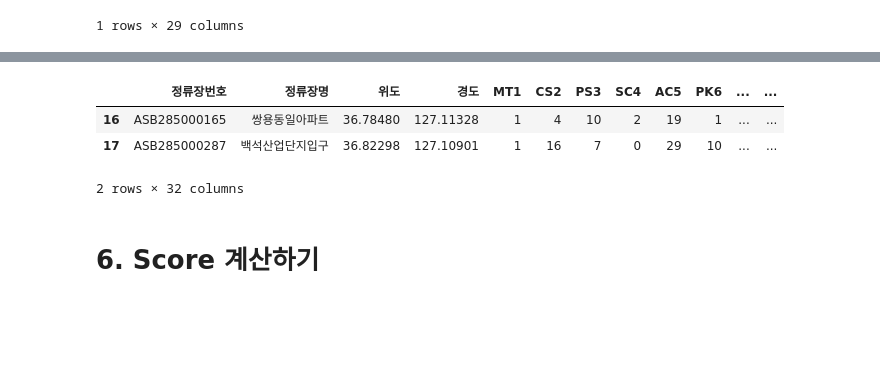
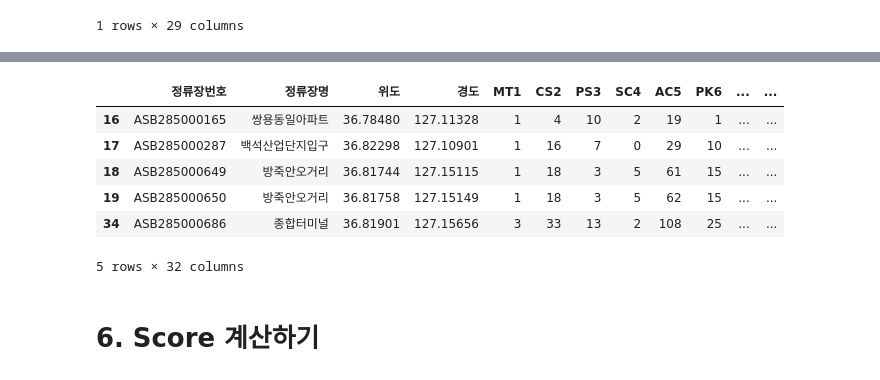
Before and after one commit to LGHelloVisionProj/Data_Visualization, a Jupyter notebook: Final/정리_Final_window.ipynb, the cells around one changed output, grey strips where cells are left out. Drawn from its saved outputs; the diff is of its cells as text; code cells hidden in the pictures; blank space fills up the shorter version.

```diff
--- a/Final/정리_Final_window.ipynb
+++ b/Final/정리_Final_window.ipynb
@@ -1232,14 +1213,16 @@ bus_station_merge_stream_class_AB.head()
 # %%
-t = pd.read_pickle('./최종사용데이터_8개구_스케일링.pickle')
+final_data = pd.read_pickle('./최종사용데이터_25개구.pickle')
 
-data=t[t.대분류.isin(['백석동','성정동','신안동','부성동','불당동','쌍용동','청룡동','신방동'])]
-data = data.loc[:,:'대분류']
-data.head(2)
+selected_data=final_data[final_data.대분류.isin(['백석동','성정동','신안동','부성동','불당동','쌍용동','청룡동','신방동'])]
+selected_data.head()
 # %% [output]
 |  | 정류장번호 | 정류장명 | 위도 | 경도 | MT1 | CS2 | PS3 | SC4 | AC5 | PK6 | ... | ... |
 | 16 | ASB285000165 | 쌍용동일아파트 | 36.78480 | 127.11328 | 1 | 4 | 10 | 2 | 19 | 1 | ... | ... |
 | 17 | ASB285000287 | 백석산업단지입구 | 36.82298 | 127.10901 | 1 | 16 | 7 | 0 | 29 | 10 | ... | ... |
+| 18 | ASB285000649 | 방죽안오거리 | 36.81744 | 127.15115 | 1 | 18 | 3 | 5 | 61 | 15 | ... | ... |
+| 19 | ASB285000650 | 방죽안오거리 | 36.81758 | 127.15149 | 1 | 18 | 3 | 5 | 62 | 15 | ... | ... |
+| 34 | ASB285000686 | 종합터미널 | 36.81901 | 127.15656 | 3 | 33 | 13 | 2 | 108 | 25 | ... | ... |
-2 rows × 32 columns
+5 rows × 32 columns
 # %% [markdown]
 # 6. Score 계산하기
 # %% [markdown]
```
Also changed, not shown: parts of 37 cells of this notebook.
